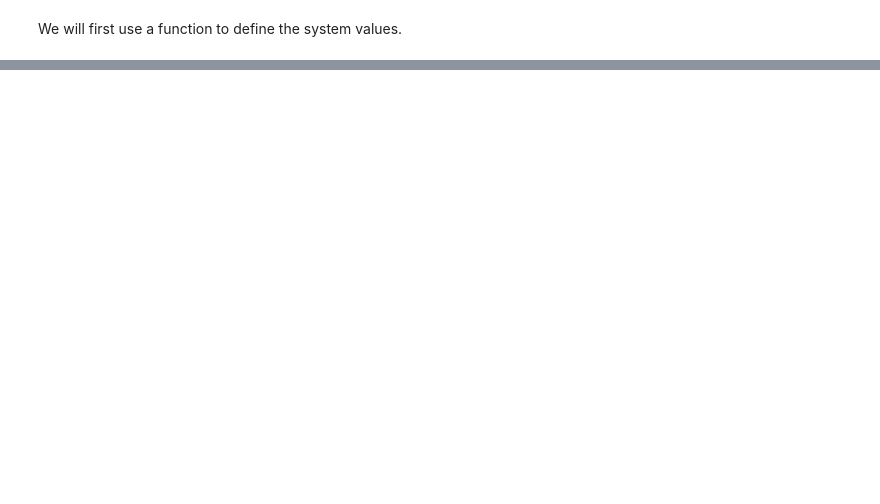
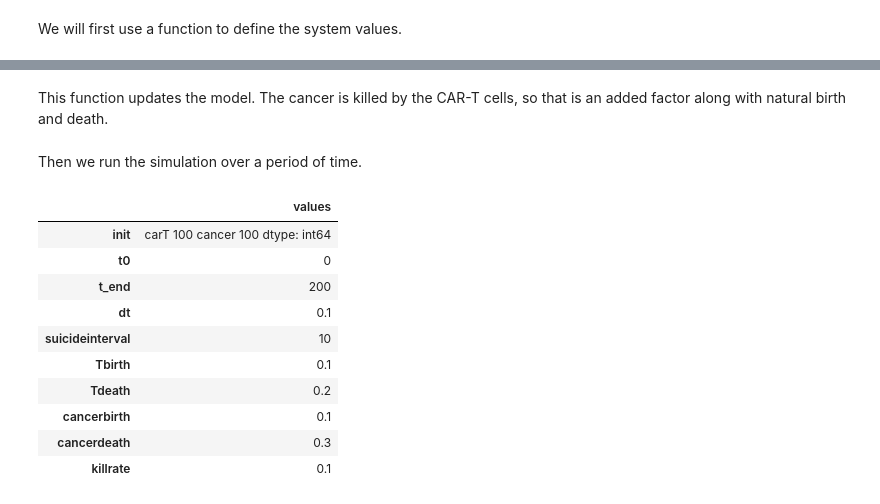
Before and after one commit to ahindelang/ModSimPy, a Jupyter notebook: code/Project2.ipynb, the cells around one changed output, grey strips where cells are left out. Drawn from its saved outputs; the diff is of its cells as text; code cells hidden in the pictures; blank space fills up the shorter version.

```diff
--- a/code/Project2.ipynb
+++ b/code/Project2.ipynb
@@ -44,0 +50,2 @@ def plot_results(x, y):
+# %% [markdown]
+This function updates the model. The cancer is killed by the CAR-T cells, so that is an added factor along with natural birth and death.
@@ -44,0 +72,2 @@ def plot_results(x, y):
+# %% [markdown]
+Then we run the simulation over a period of time.
@@ -44,0 +100,14 @@ def plot_results(x, y):
+# %%
+system = make_system(0.1,0.2,0.1,0.3,0.1,10,0.1)
+# %% [output]
+|  | values |
+| init | carT 100 cancer 100 dtype: int64 |
+| t0 | 0 |
+| t_end | 200 |
+| dt | 0.1 |
+| suicideinterval | 10 |
+| Tbirth | 0.1 |
+| Tdeath | 0.2 |
+| cancerbirth | 0.1 |
+| cancerdeath | 0.3 |
+| killrate | 0.1 |
```
Also changed, not shown: parts of 14 cells of this notebook.
